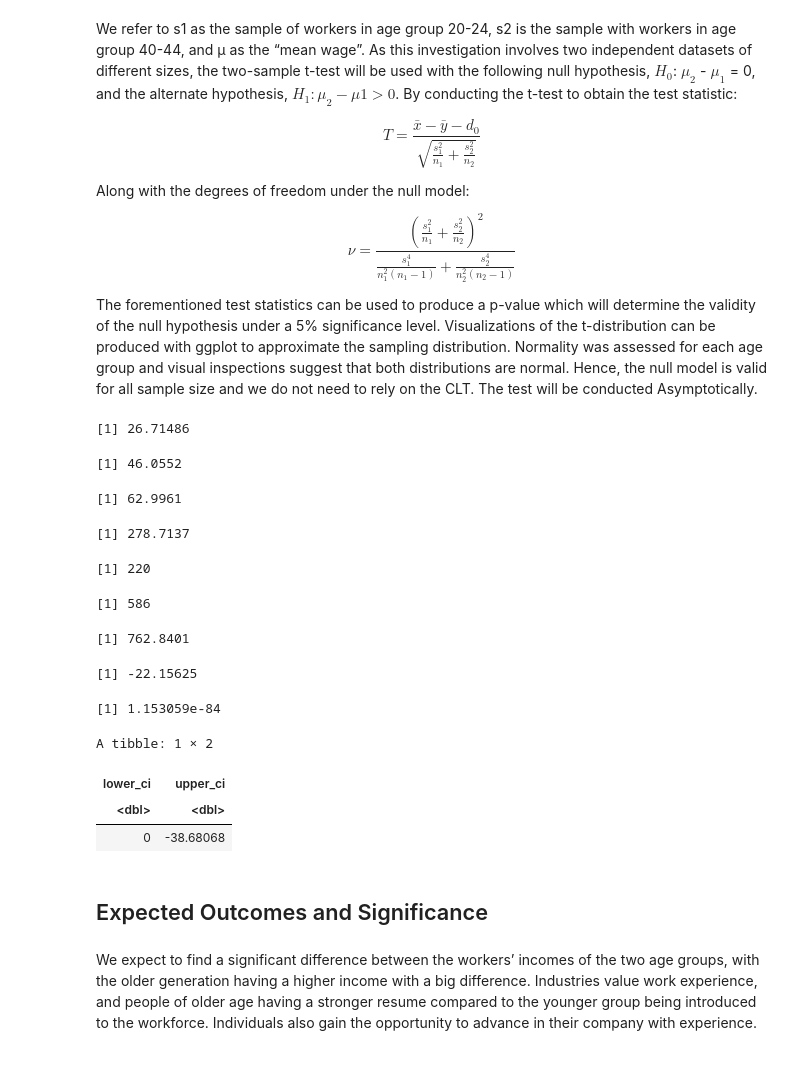
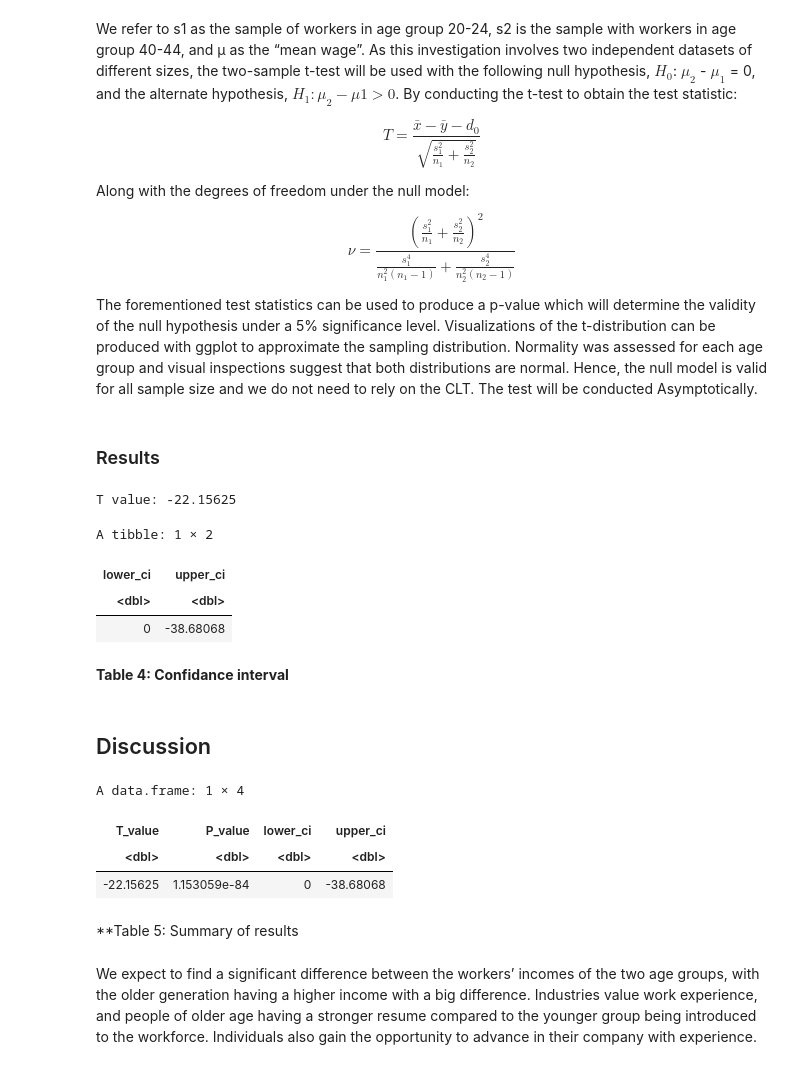
Before and after one commit to GWilliam02/STAT201-Project, a Jupyter notebook: final_report.ipynb, the cells around one changed output. Drawn from its saved outputs; the diff is of its cells as text; code cells hidden in the pictures.

```diff
--- a/final_report.ipynb
+++ b/final_report.ipynb
@@ -147,6 +137,8 @@ $$
 
 The forementioned test statistics can be used to produce a p-value which will determine the validity of the null hypothesis under a 5% significance level. Visualizations of the t-distribution can be produced with ggplot to approximate the sampling distribution.
 Normality was assessed for each age group and visual inspections suggest that both distributions are normal. Hence, the null model is valid for all sample size and we do not need to rely on the CLT. The test will be conducted Asymptotically.
+# %% [markdown]
+### Results ###
 # %%
 age20to24 <- employment_clean %>%
     filter(age_group == "20 to 24yr old")
@@ -157,40 +149,19 @@ age40to44 <- employment_clean %>%
 xbar <- mean(age20to24$hourly_wage)
 ybar <- mean(age40to44$hourly_wage)
 
-xbar
-ybar
-
 xSd <- var(age20to24$hourly_wage)
 ySd <- var(age40to44$hourly_wage)
-
-xSd
-ySd
 
 xn <- length(age20to24$hourly_wage)
 yn <- length(age40to44$hourly_wage)
 
-xn
-yn
+v <- ((xSd/xn)+(ySd/yn))^2 / ((xSd^2/((xn^2)*(xn-1)) + ySd^2/((yn^2)*(yn-1))))
 
 
-
-v <- ((xSd/xn)+(ySd/yn))^2 / ((xSd^2/((xn^2)*(xn-1)) + ySd^2/((yn^2)*(yn-1))))
-v
-
 T <- (xbar-ybar)/sqrt(xSd/xn+ySd/yn)
-T
-
-pt(T,v,lower.tail=TRUE)
+cat("T value:",T)
 # %% [output]
-[1] 26.71486
+T value: -22.15625
-[1] 46.0552
-[1] 62.9961
-[1] 278.7137
-[1] 220
-[1] 586
-[1] 762.8401
-[1] -22.15625
-[1] 1.153059e-84
 # %%
 se = sqrt((xSd/xn)+(ySd/yn))
 
@@ -201,8 +172,24 @@ A tibble: 1 × 2
 | lower_ci | upper_ci |
 | <dbl> | <dbl> |
 | 0 | -38.68068 |
+# %% [markdown]
+**Table 4: Confidance interval**
 # %% [markdown]
-## Expected Outcomes and Significance ##
+## Discussion ##
+# %%
+table5 <- data.frame(T_value=T,
+                 P_value=pt(T,v,lower.tail=TRUE),
+                Lower_Confidance_Interval=age_mean_ci[1],
+                 Upper_Confidance_Interval=age_mean_ci[2])
+colnames(table1) <- c("T value", "P value","Lower Confidance Interval","Upper Confidance Interval")
+table5
+# %% [output]
+A data.frame: 1 × 4
+| T_value | P_value | lower_ci | upper_ci |
+| <dbl> | <dbl> | <dbl> | <dbl> |
+| -22.15625 | 1.153059e-84 | 0 | -38.68068 |
+# %% [markdown]
+**Table 5: Summary of results
 # %% [markdown]
 We expect to find a significant difference between the workers’ incomes of the two age groups, with the older generation having a higher income with a big difference. Industries value work experience, and people of older age having a stronger resume compared to the younger group  being introduced to the workforce. Individuals also gain the opportunity to advance in their company with experience.
 # %% [markdown]
```
Also changed, not shown: parts of 9 cells of this notebook, 1 other file.
